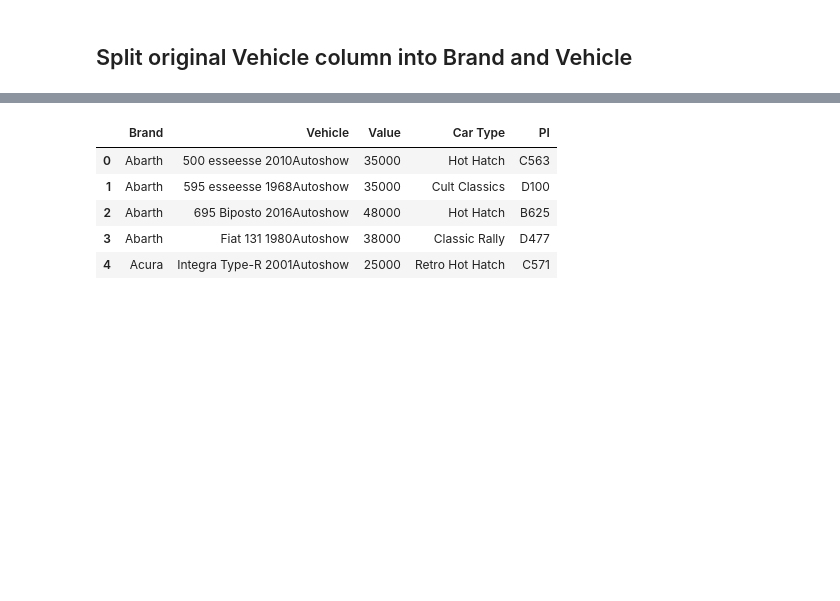
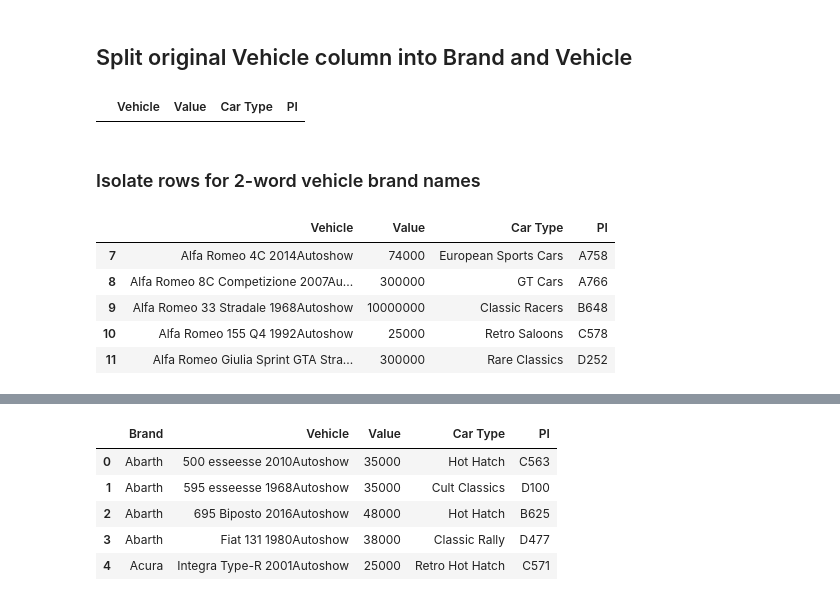
Before and after one commit to iaspidem/fh-cars-list, a Jupyter notebook: fh3-process.ipynb, the cells around one changed output, grey strips where cells are left out. Cells and saved outputs as stored; diff of their text form; code cells hidden in the pictures; blank space fills up the shorter version.

Commit message:
implement correct splitting of vehicle brand name

```diff
--- a/fh3-process.ipynb
+++ b/fh3-process.ipynb
@@ -97,3 +97,20 @@ df_lite.head()
 | 4 | Acura Integra Type-R 2001Autoshow | 25000 | Retro Hot Hatch | C571 |
 # %% [markdown]
 ## Split original Vehicle column into Brand and Vehicle
+# %%
+df_lite.iloc[df_lite["Vehicle"].str.contains("_")].head()
+# %% [output]
+|  | Vehicle | Value | Car Type | PI |
+# %% [markdown]
+### Isolate rows for 2-word vehicle brand names
+# %%
+df1 = df_lite.iloc[df_lite["Vehicle"].str.contains("Alfa Romeo|Alumi Craft|Aston Martin|Baldwin Motorsports|Land Rover|Local Motors|RJ Anderson|Spania GTA|W Motors")]
+df1 = df1.loc[~df1["Vehicle"].str.contains("Hoonigan")]
+df1.head()
+# %% [output]
+|  | Vehicle | Value | Car Type | PI |
+| 7 | Alfa Romeo 4C 2014Autoshow | 74000 | European Sports Cars | A758 |
+| 8 | Alfa Romeo 8C Competizione 2007Au... | 300000 | GT Cars | A766 |
+| 9 | Alfa Romeo 33 Stradale 1968Autoshow | 10000000 | Classic Racers | B648 |
+| 10 | Alfa Romeo 155 Q4 1992Autoshow | 25000 | Retro Saloons | C578 |
+| 11 | Alfa Romeo Giulia Sprint GTA Stra... | 300000 | Rare Classics | D252 |
```
Also changed, not shown: parts of 24 cells of this notebook.
